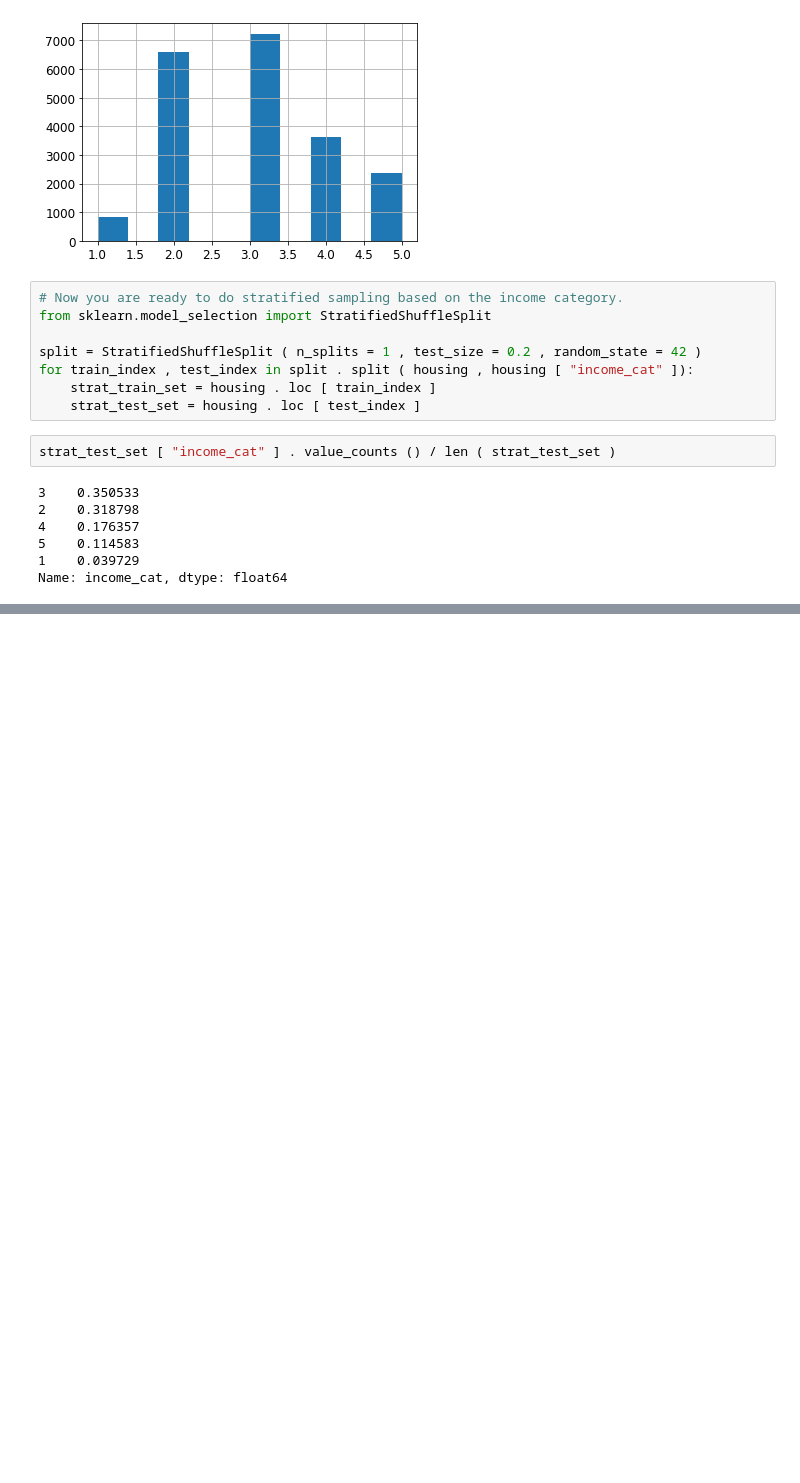
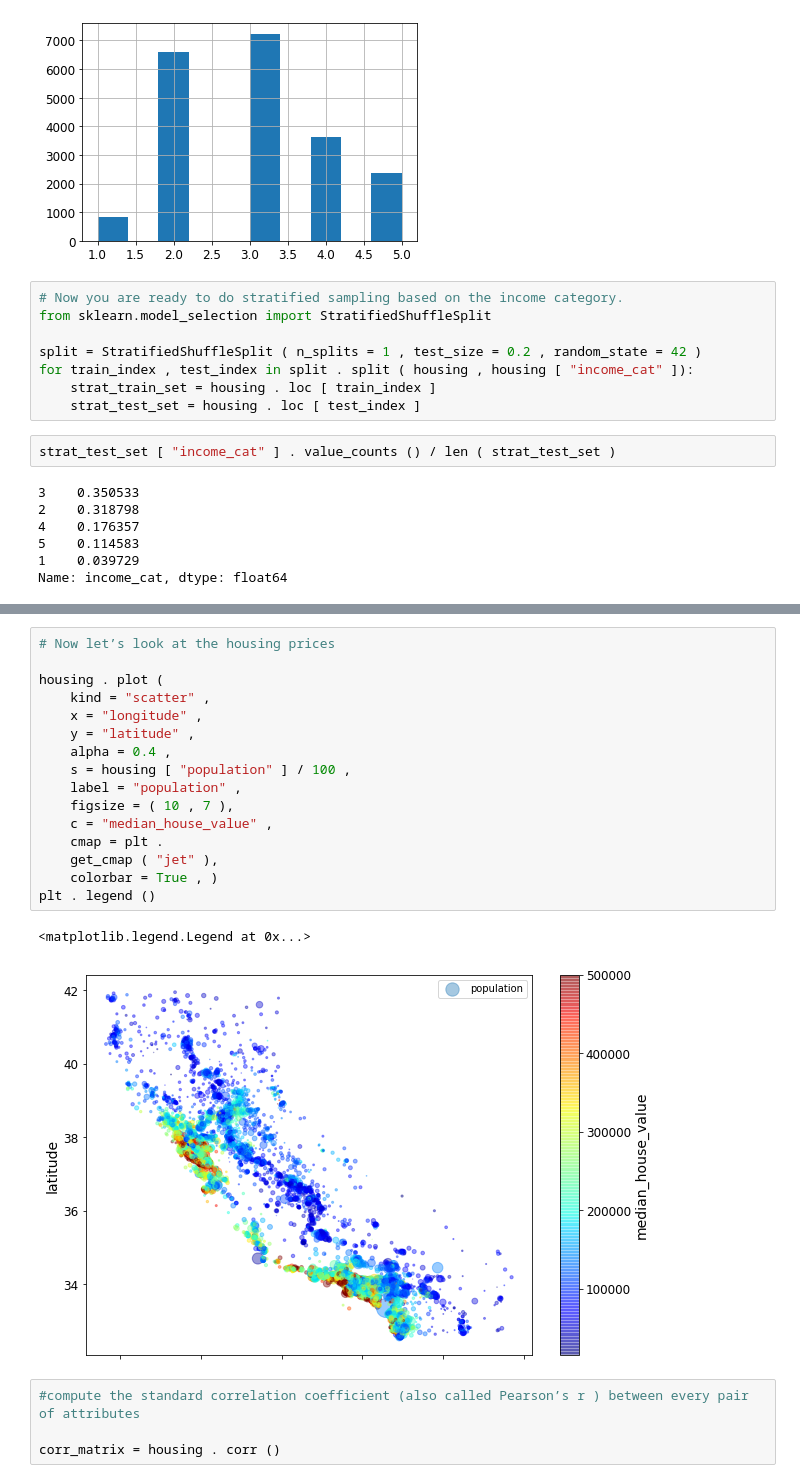
Before and after one commit to ilyakatz/ml, a Jupyter notebook: Housing.ipynb, the cells around one changed output, grey strips where cells are left out. Cells and saved outputs as stored; diff of their text form; blank space fills up the shorter version.

```diff
--- a/Housing.ipynb
+++ b/Housing.ipynb
@@ -204,0 +230,23 @@ Name: income_cat, dtype: float64
+# %%
+# Now let’s look at the housing prices
+
+housing . plot (
+    kind = "scatter" ,
+    x = "longitude" ,
+    y = "latitude" ,
+    alpha = 0.4 ,
+    s = housing [ "population" ] / 100 ,
+    label = "population" ,
+    figsize = ( 10 , 7 ),
+    c = "median_house_value" ,
+    cmap = plt .
+    get_cmap ( "jet" ),
+    colorbar = True , )
+plt . legend ()
+# %% [output]
+<matplotlib.legend.Legend at 0x...>
+[figure, added]
+# %%
+#compute the standard correlation coefficient (also called Pearson’s r ) between every pair of attributes
+
+corr_matrix = housing . corr ()
```
Also changed, not shown: parts of 14 cells of this notebook.
